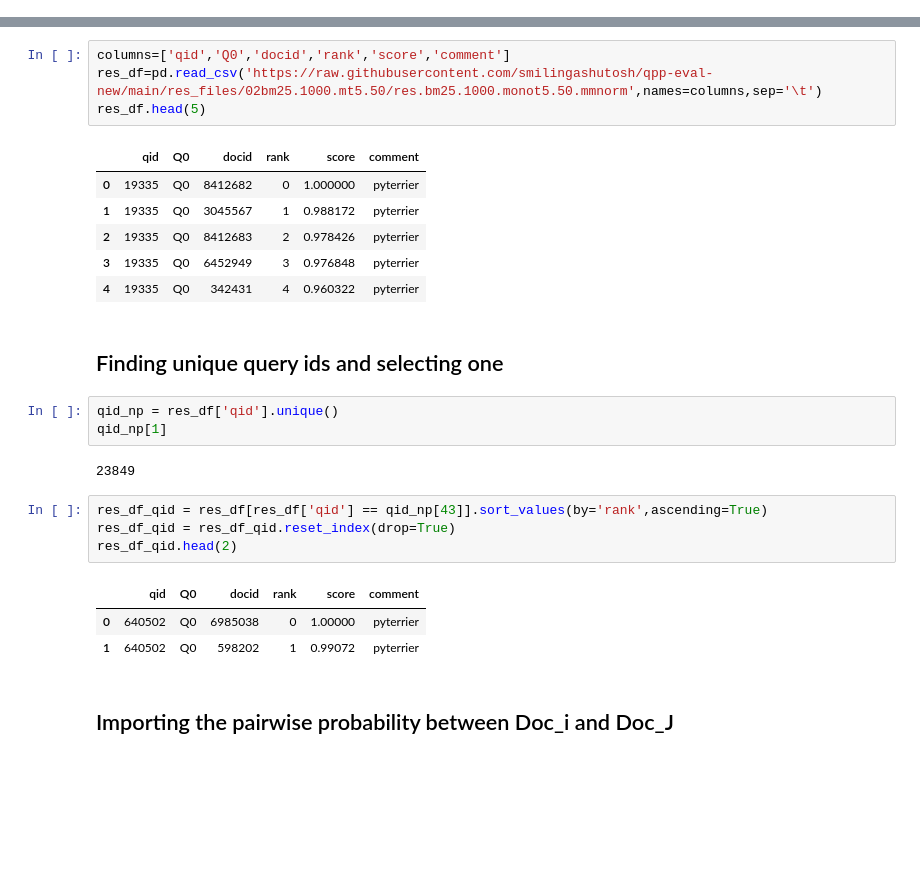
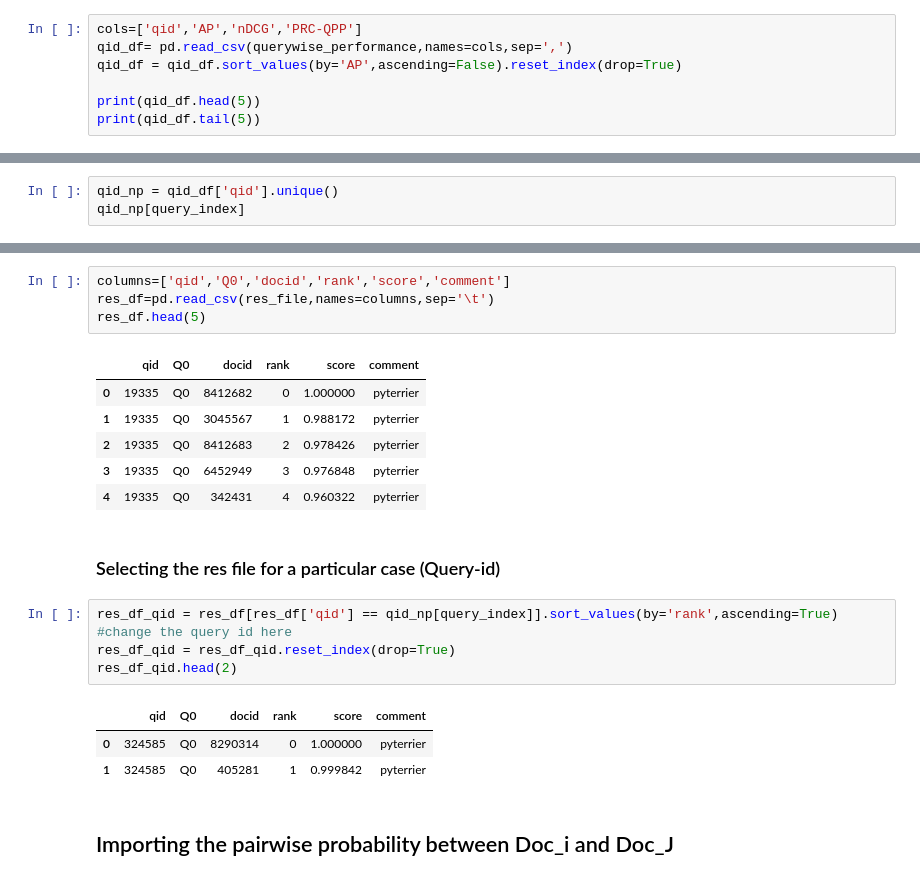
Before and after one commit to smilingashutosh/qpp-eval-new, a Jupyter notebook: duot5/matrix_prob.ipynb, the cells around one changed output, grey strips where cells are left out. Cells and saved outputs as stored; diff of their text form; blank space fills up the shorter version.

```diff
--- a/duot5/matrix_prob.ipynb
+++ b/duot5/matrix_prob.ipynb
@@ -8,0 +32,7 @@ import matplotlib.pyplot as plt
+# %%
+cols=['qid','AP','nDCG','PRC-QPP']
+qid_df= pd.read_csv(querywise_performance,names=cols,sep=',')
+qid_df = qid_df.sort_values(by='AP',ascending=False).reset_index(drop=True)
+
+print(qid_df.head(5))
+print(qid_df.tail(5))
@@ -8,0 +54,3 @@ import matplotlib.pyplot as plt
+# %%
+qid_np = qid_df['qid'].unique()
+qid_np[query_index]
@@ -10,7 +60,7 @@ import matplotlib.pyplot as plt
 ## Importing the  Res file
 # %%
 columns=['qid','Q0','docid','rank','score','comment']
-res_df=pd.read_csv('https://raw.githubusercontent.com/smilingashutosh/qpp-eval-new/main/res_files/02bm25.1000.mt5.50/res.bm25.1000.monot5.50.mmnorm',names=columns,sep='\t')
+res_df=pd.read_csv(res_file,names=columns,sep='\t')
 res_df.head(5)
 # %% [output]
 |  | qid | Q0 | docid | rank | score | comment |
@@ -19,21 +69,16 @@ res_df.head(5)
 | 2 | 19335 | Q0 | 8412683 | 2 | 0.978426 | pyterrier |
 | 3 | 19335 | Q0 | 6452949 | 3 | 0.976848 | pyterrier |
 | 4 | 19335 | Q0 | 342431 | 4 | 0.960322 | pyterrier |
-# %% [markdown]
-## Finding unique query ids and selecting one
-# %%
-qid_np = res_df['qid'].unique()
-qid_np[1]
-# %% [output]
-23849
+# %% [markdown]
+### Selecting the res file for a particular case (Query-id)
 # %%
-res_df_qid = res_df[res_df['qid'] == qid_np[43]].sort_values(by='rank',ascending=True)
+res_df_qid = res_df[res_df['qid'] == qid_np[query_index]].sort_values(by='rank',ascending=True)  #change the query id here
 res_df_qid = res_df_qid.reset_index(drop=True)
 res_df_qid.head(2)
 # %% [output]
 |  | qid | Q0 | docid | rank | score | comment |
-| 0 | 640502 | Q0 | 6985038 | 0 | 1.00000 | pyterrier |
-| 1 | 640502 | Q0 | 598202 | 1 | 0.99072 | pyterrier |
+| 0 | 324585 | Q0 | 8290314 | 0 | 1.000000 | pyterrier |
+| 1 | 324585 | Q0 | 405281 | 1 | 0.999842 | pyterrier |
 # %% [markdown]
 ## Importing the pairwise probability between Doc_i and Doc_J
 # %%
```
Also changed, not shown: parts of 15 cells of this notebook.
